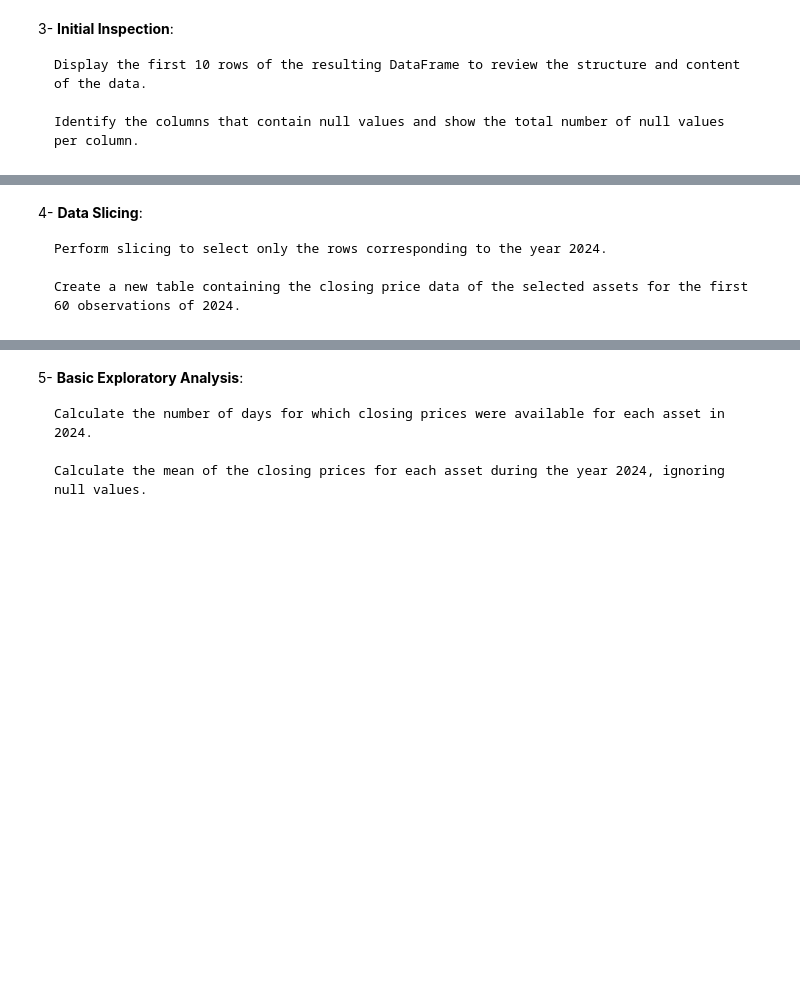
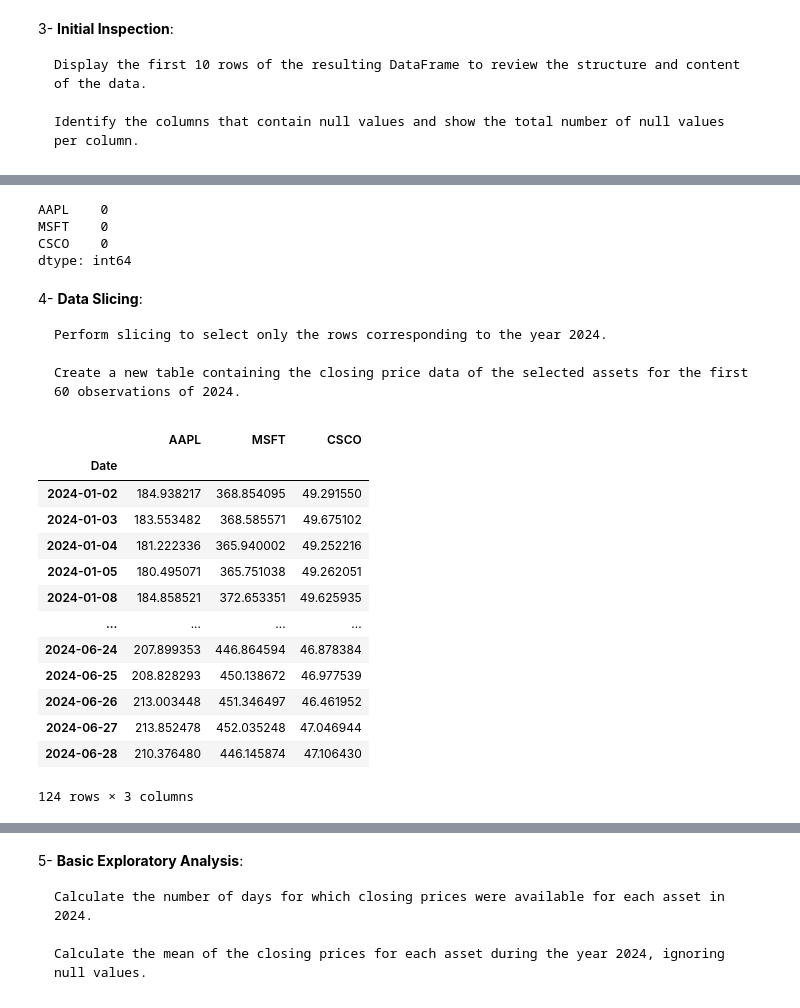
Before and after one commit to nachofga/finanzas-tecnologia-practicas, a Jupyter notebook: src/01_01_Descarga_y_descripción_de_activos_financieros.ipynb, the cells around one changed output, grey strips where cells are left out. Cells and saved outputs as stored; diff of their text form; code cells hidden in the pictures; blank space fills up the shorter version.

```diff
--- a/src/01_01_Descarga_y_descripción_de_activos_financieros.ipynb
+++ b/src/01_01_Descarga_y_descripción_de_activos_financieros.ipynb
@@ -728,7 +743,7 @@ aapl.head()
 | 2022-01-06 | 172.699997 | 175.300003 | 171.639999 | 172.000000 | 169.414108 | 96904000 |
 | 2022-01-07 | 172.889999 | 174.139999 | 171.029999 | 172.169998 | 169.581543 | 86709100 |
 # %%
-msft = pd.read_excel('C:/Users/nacho/OneDrive/Colmenar viejo/Escritorio/UNI/Tercer Curso/Finance and Technology/programacion/finanzas-tecnologia-practicas/data/MSFT.xlsx', index_col='Date')
+msft = pd.read_excel('C:/Users/nacho/OneDrive/Colmenar viejo/Escritorio/UNI/Tercer Curso/Finance and Technology/programacion/finanzas-tecnologia-practicas/data/MSFT.xlsx', index_col='Date', parse_dates=True)
 msft.head()
 # %% [output]
 |  | Open | High | Low | Close | Adj Close | Volume |
@@ -770,3 +820,10 @@ cisco.head()
+# %%
+datconcat.isnull().sum()
+# %% [output]
+AAPL    0
+MSFT    0
+CSCO    0
+dtype: int64
 # %% [markdown]
 4- **Data Slicing**:
 
@@ -775,5 +832,23 @@ cisco.head()
     Create a new table containing the closing price data of the selected assets for the first 60 observations of 2024.
 # %%
 # Selecciono los datos de 2024
+
+data_2024 = datconcat.loc['2024']
+data_2024
+# %% [output]
+|  | AAPL | MSFT | CSCO |
+| Date |  |  |  |
+| 2024-01-02 | 184.938217 | 368.854095 | 49.291550 |
+| 2024-01-03 | 183.553482 | 368.585571 | 49.675102 |
+| 2024-01-04 | 181.222336 | 365.940002 | 49.252216 |
+| 2024-01-05 | 180.495071 | 365.751038 | 49.262051 |
+| 2024-01-08 | 184.858521 | 372.653351 | 49.625935 |
+| ... | ... | ... | ... |
+| 2024-06-24 | 207.899353 | 446.864594 | 46.878384 |
+| 2024-06-25 | 208.828293 | 450.138672 | 46.977539 |
+| 2024-06-26 | 213.003448 | 451.346497 | 46.461952 |
+| 2024-06-27 | 213.852478 | 452.035248 | 47.046944 |
+| 2024-06-28 | 210.376480 | 446.145874 | 47.106430 |
+124 rows × 3 columns
 # %%
 # Selecciono los datos de 2024 y los primeros 60 días
```
Also changed, not shown: parts of 25 cells of this notebook, 1 other file.
